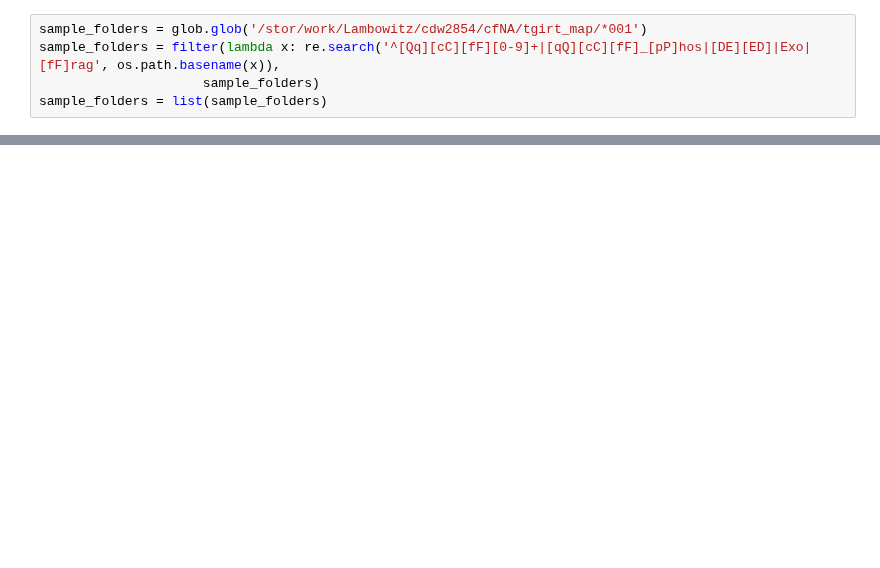
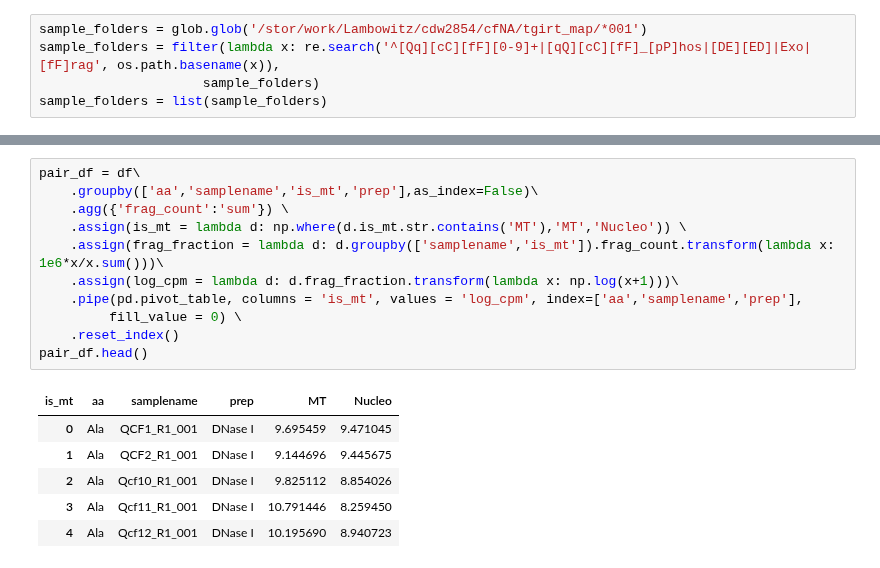
Before and after one commit to wckdouglas/cfNA, a Jupyter notebook: plots/plot_tsRNA.ipynb, the cells around one changed output, grey strips where cells are left out. Cells and saved outputs as stored; diff of their text form; blank space fills up the shorter version.

```diff
--- a/plots/plot_tsRNA.ipynb
+++ b/plots/plot_tsRNA.ipynb
@@ -223,0 +141,18 @@ p.savefig(figure_path + '/tRNA_fragment_percentage.pdf', bbox_inches='tight')
+# %%
+pair_df = df\
+    .groupby(['aa','samplename','is_mt','prep'],as_index=False)\
+    .agg({'frag_count':'sum'}) \
+    .assign(is_mt = lambda d: np.where(d.is_mt.str.contains('MT'),'MT','Nucleo')) \
+    .assign(frag_fraction = lambda d: d.groupby(['samplename','is_mt']).frag_count.transform(lambda x: 1e6*x/x.sum()))\
+    .assign(log_cpm = lambda d: d.frag_fraction.transform(lambda x: np.log(x+1)))\
+    .pipe(pd.pivot_table, columns = 'is_mt', values = 'log_cpm', index=['aa','samplename','prep'],
+         fill_value = 0) \
+    .reset_index()
+pair_df.head()
+# %% [output]
+| is_mt | aa | samplename | prep | MT | Nucleo |
+| 0 | Ala | QCF1_R1_001 | DNase I | 9.695459 | 9.471045 |
+| 1 | Ala | QCF2_R1_001 | DNase I | 9.144696 | 9.445675 |
+| 2 | Ala | Qcf10_R1_001 | DNase I | 9.825112 | 8.854026 |
+| 3 | Ala | Qcf11_R1_001 | DNase I | 10.791446 | 8.259450 |
+| 4 | Ala | Qcf12_R1_001 | DNase I | 10.195690 | 8.940723 |
```
Also changed, not shown: parts of 15 cells of this notebook, 7 other files.
